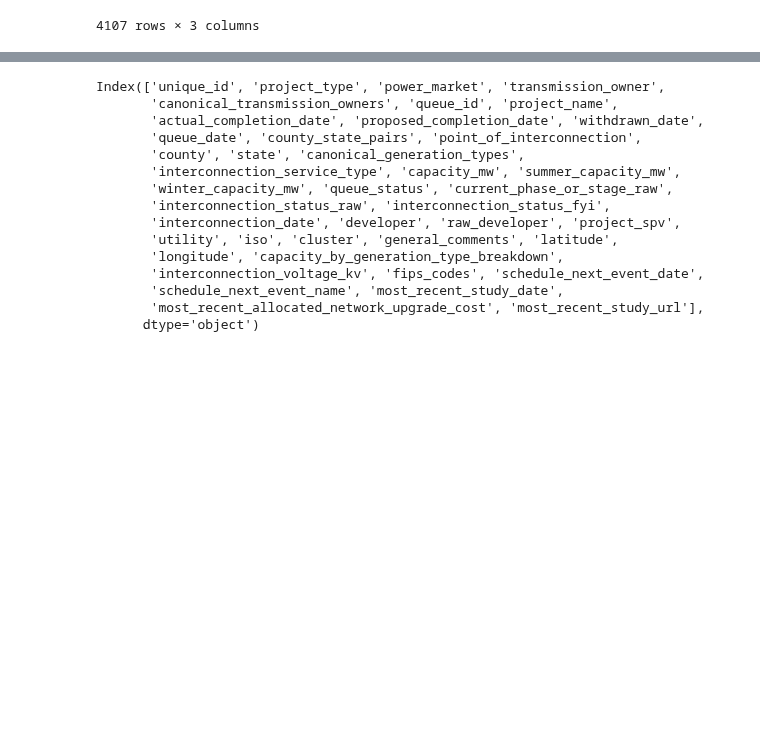
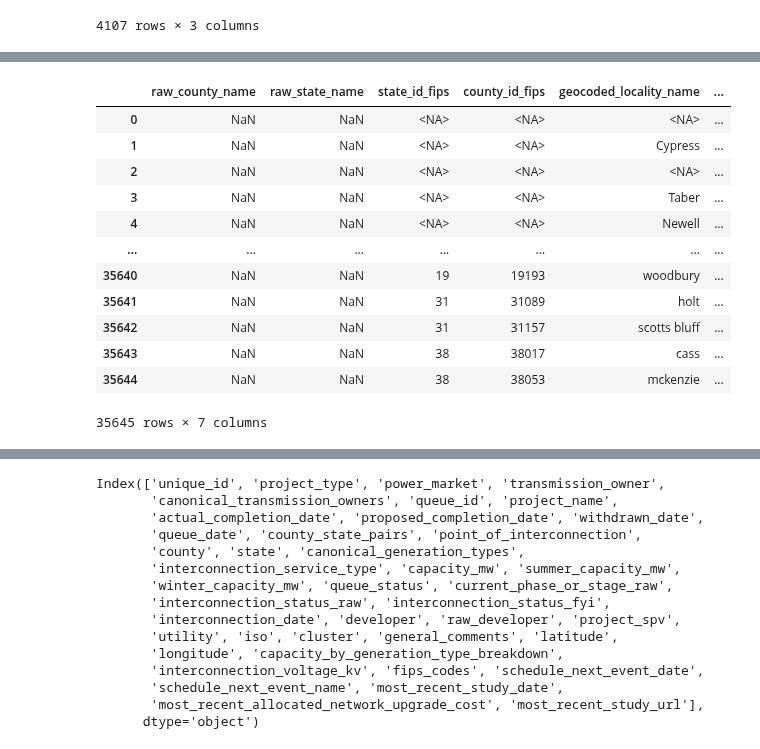
Before and after one commit to deployment-gap-model-education-fund/deployment-gap-model, a Jupyter notebook: notebooks/53-kl-fyi-etl.ipynb, the cells around one changed output, grey strips where cells are left out. Drawn from its saved outputs; the diff is of its cells as text; code cells hidden in the pictures; blank space fills up the shorter version.

```diff
--- a/notebooks/53-kl-fyi-etl.ipynb
+++ b/notebooks/53-kl-fyi-etl.ipynb
@@ -228 +171,17 @@ transformed = dbcp.transform.fyi_queue.transform(fyi_raw_dfs)
+# %%
+transformed["fyi_locations"]
+# %% [output]
+|  | raw_county_name | raw_state_name | state_id_fips | county_id_fips | geocoded_locality_name | ... |
+| 0 | NaN | NaN | <NA> | <NA> | <NA> | ... |
+| 1 | NaN | NaN | <NA> | <NA> | Cypress | ... |
+| 2 | NaN | NaN | <NA> | <NA> | <NA> | ... |
+| 3 | NaN | NaN | <NA> | <NA> | Taber | ... |
+| 4 | NaN | NaN | <NA> | <NA> | Newell | ... |
+| ... | ... | ... | ... | ... | ... | ... |
+| 35640 | NaN | NaN | 19 | 19193 | woodbury | ... |
+| 35641 | NaN | NaN | 31 | 31089 | holt | ... |
+| 35642 | NaN | NaN | 31 | 31157 | scotts bluff | ... |
+| 35643 | NaN | NaN | 38 | 38017 | cass | ... |
+| 35644 | NaN | NaN | 38 | 38053 | mckenzie | ... |
+35645 rows × 7 columns
 # %%
```
Also changed, not shown: parts of 20 cells of this notebook, 3 other files.
